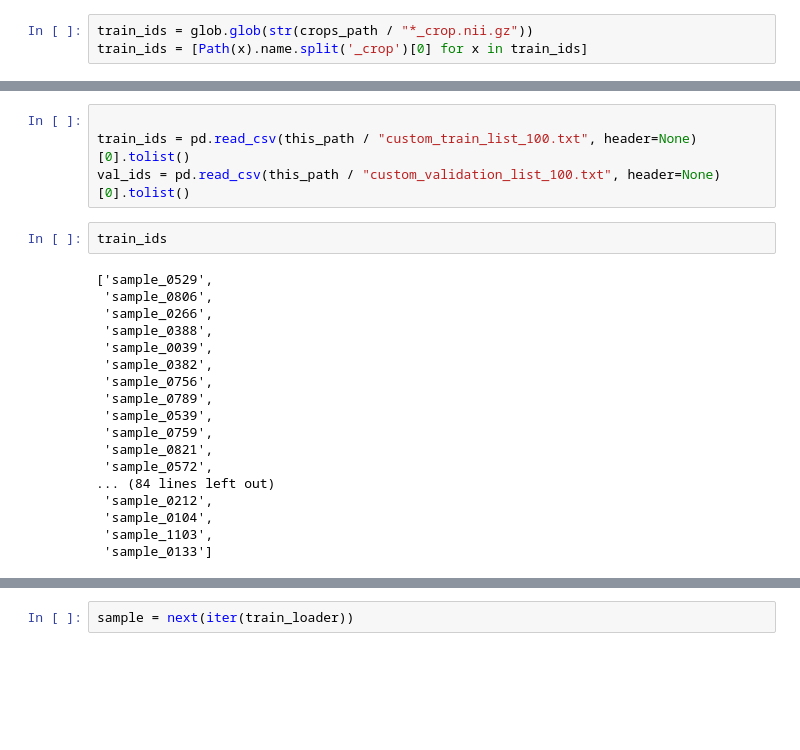
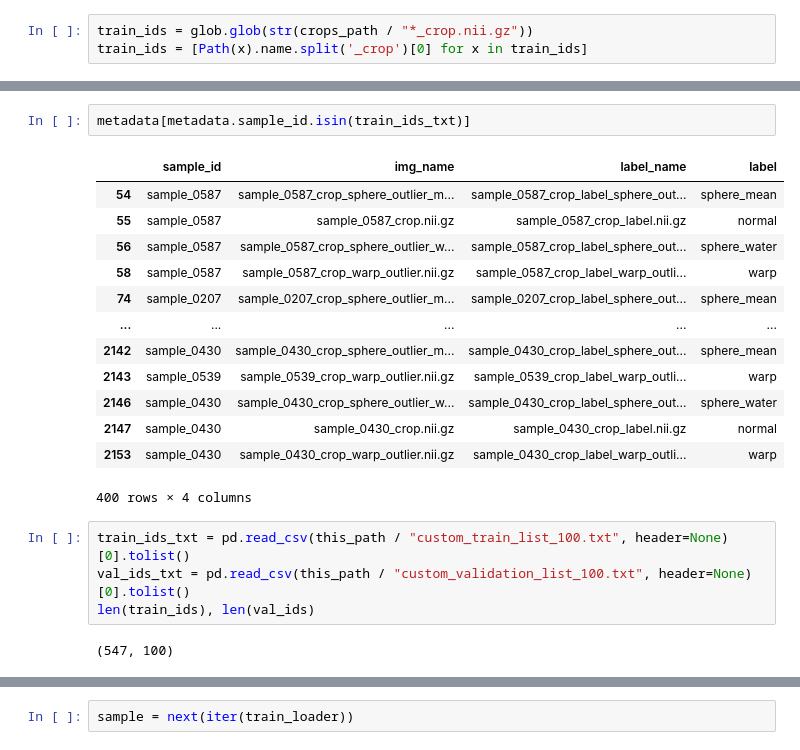
Before and after one commit to alexCortinaU/OutlierDetectionChallenge2024, a Jupyter notebook: deep_learning/dummy_fwd.ipynb, the cells around one changed output, grey strips where cells are left out. Saved outputs shown, nothing was run; the diff lists cells and outputs as text; blank space fills up the shorter version.

```diff
--- a/deep_learning/dummy_fwd.ipynb
+++ b/deep_learning/dummy_fwd.ipynb
@@ -40,24 +59,22 @@ len(x_train), len(x_val)
+# %%
+metadata[metadata.sample_id.isin(train_ids_txt)]
+# %% [output]
+|  | sample_id | img_name | label_name | label |
+| 54 | sample_0587 | sample_0587_crop_sphere_outlier_m... | sample_0587_crop_label_sphere_out... | sphere_mean |
+| 55 | sample_0587 | sample_0587_crop.nii.gz | sample_0587_crop_label.nii.gz | normal |
+| 56 | sample_0587 | sample_0587_crop_sphere_outlier_w... | sample_0587_crop_label_sphere_out... | sphere_water |
+| 58 | sample_0587 | sample_0587_crop_warp_outlier.nii.gz | sample_0587_crop_label_warp_outli... | warp |
+| 74 | sample_0207 | sample_0207_crop_sphere_outlier_m... | sample_0207_crop_label_sphere_out... | sphere_mean |
+| ... | ... | ... | ... | ... |
+| 2142 | sample_0430 | sample_0430_crop_sphere_outlier_m... | sample_0430_crop_label_sphere_out... | sphere_mean |
+| 2143 | sample_0539 | sample_0539_crop_warp_outlier.nii.gz | sample_0539_crop_label_warp_outli... | warp |
+| 2146 | sample_0430 | sample_0430_crop_sphere_outlier_w... | sample_0430_crop_label_sphere_out... | sphere_water |
+| 2147 | sample_0430 | sample_0430_crop.nii.gz | sample_0430_crop_label.nii.gz | normal |
+| 2153 | sample_0430 | sample_0430_crop_warp_outlier.nii.gz | sample_0430_crop_label_warp_outli... | warp |
+400 rows × 4 columns
 # %%
-
-train_ids = pd.read_csv(this_path / "custom_train_list_100.txt", header=None)[0].tolist()
-val_ids = pd.read_csv(this_path / "custom_validation_list_100.txt", header=None)[0].tolist()
+train_ids_txt = pd.read_csv(this_path / "custom_train_list_100.txt", header=None)[0].tolist()
+val_ids_txt = pd.read_csv(this_path / "custom_validation_list_100.txt", header=None)[0].tolist()
+len(train_ids), len(val_ids)
+# %% [output]
+(547, 100)
-# %%
-train_ids
-# %% [output]
-['sample_0529',
- 'sample_0806',
- 'sample_0266',
- 'sample_0388',
- 'sample_0039',
- 'sample_0382',
- 'sample_0756',
- 'sample_0789',
- 'sample_0539',
- 'sample_0759',
- 'sample_0821',
- 'sample_0572',
-... (84 lines left out)
- 'sample_0212',
- 'sample_0104',
- 'sample_1103',
- 'sample_0133']
```
Also changed, not shown: parts of 5 cells of this notebook, 17 other files.
